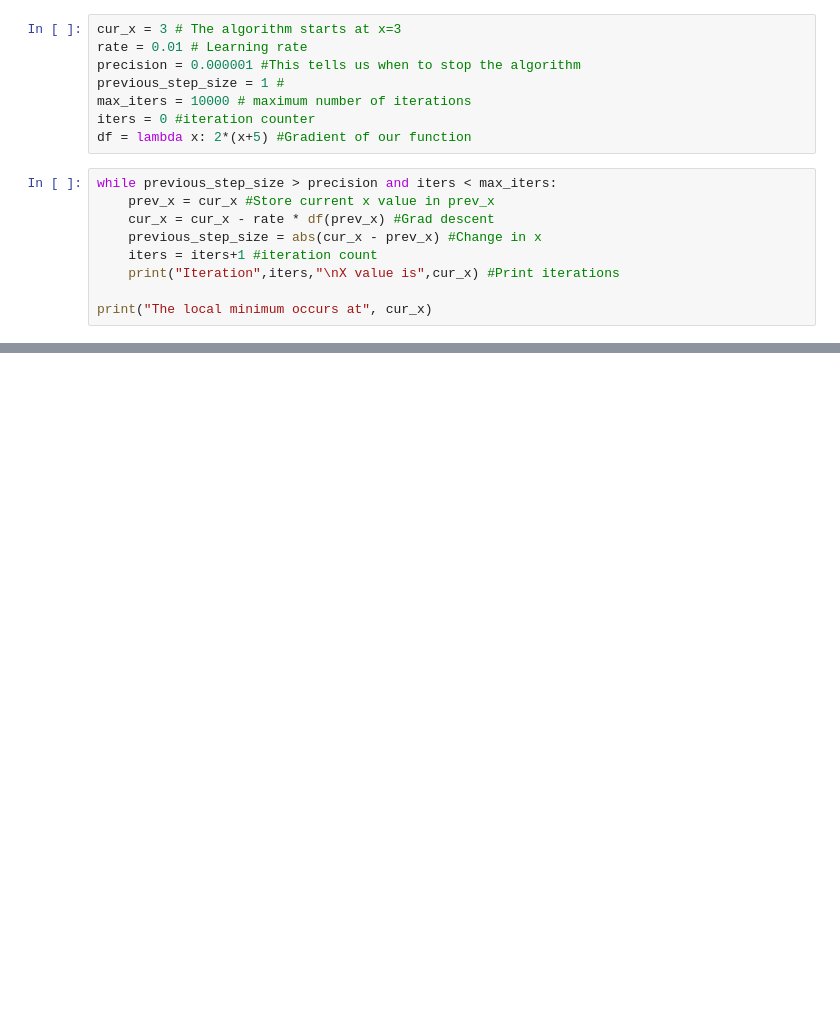
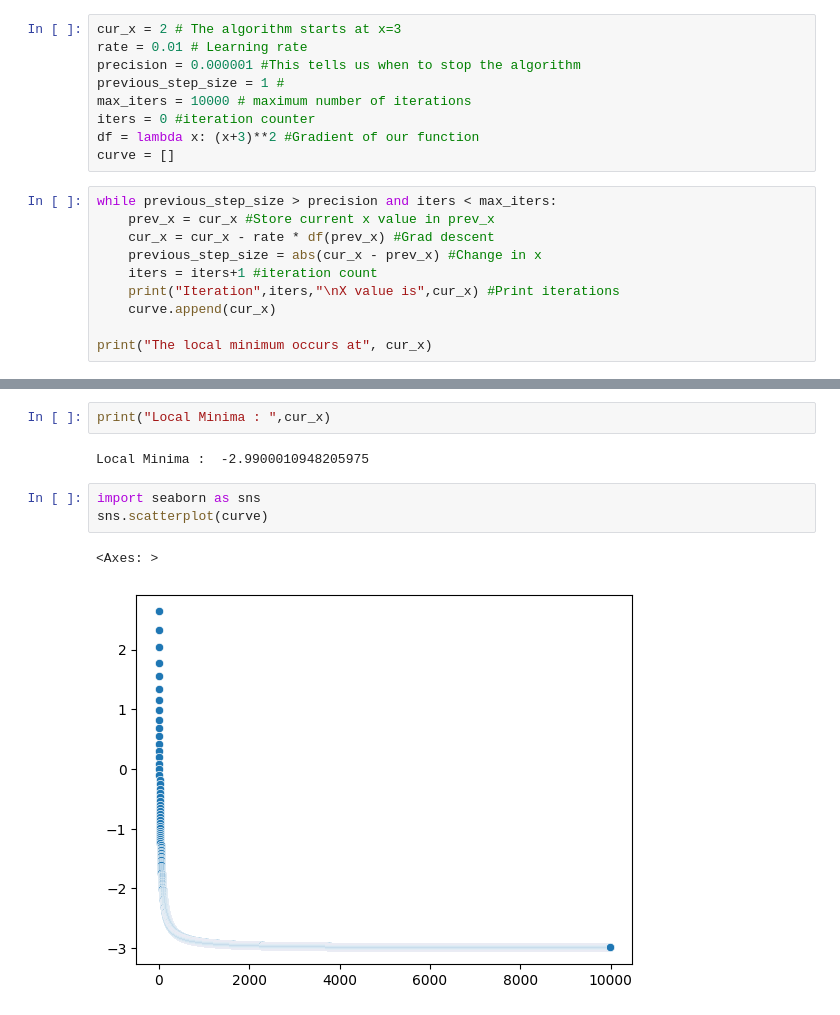
Before and after one commit to rishichop/lp3, a Jupyter notebook: exp8.ipynb, the cells around one changed output, grey strips where cells are left out. Saved outputs shown, nothing was run; the diff lists cells and outputs as text; blank space fills up the shorter version.

```diff
--- a/exp8.ipynb
+++ b/exp8.ipynb
@@ -1,11 +1,12 @@
 # %%
-cur_x = 3 # The algorithm starts at x=3
+cur_x = 2 # The algorithm starts at x=3
 rate = 0.01 # Learning rate
 precision = 0.000001 #This tells us when to stop the algorithm
 previous_step_size = 1 #
 max_iters = 10000 # maximum number of iterations
 iters = 0 #iteration counter
-df = lambda x: 2*(x+5) #Gradient of our function
+df = lambda x: (x+3)**2 #Gradient of our function
+curve = []
 # %%
 while previous_step_size > precision and iters < max_iters:
     prev_x = cur_x #Store current x value in prev_x
@@ -13,6 +14,7 @@ while previous_step_size > precision and iters < max_iters:
     previous_step_size = abs(cur_x - prev_x) #Change in x
     iters = iters+1 #iteration count
     print("Iteration",iters,"\nX value is",cur_x) #Print iterations
+    curve.append(cur_x)
 
 print("The local minimum occurs at", cur_x)
 # %% [output]
@@ -35,0 +38,10 @@ The local minimum occurs at -4.9999518490318176
+# %%
+print("Local Minima : ",cur_x)
+# %% [output]
+Local Minima :  -2.9900010948205975
+# %%
+import seaborn as sns
+sns.scatterplot(curve)
+# %% [output]
+<Axes: >
+[figure, added]
```
Also changed, not shown: parts of 1 cell of this notebook.
